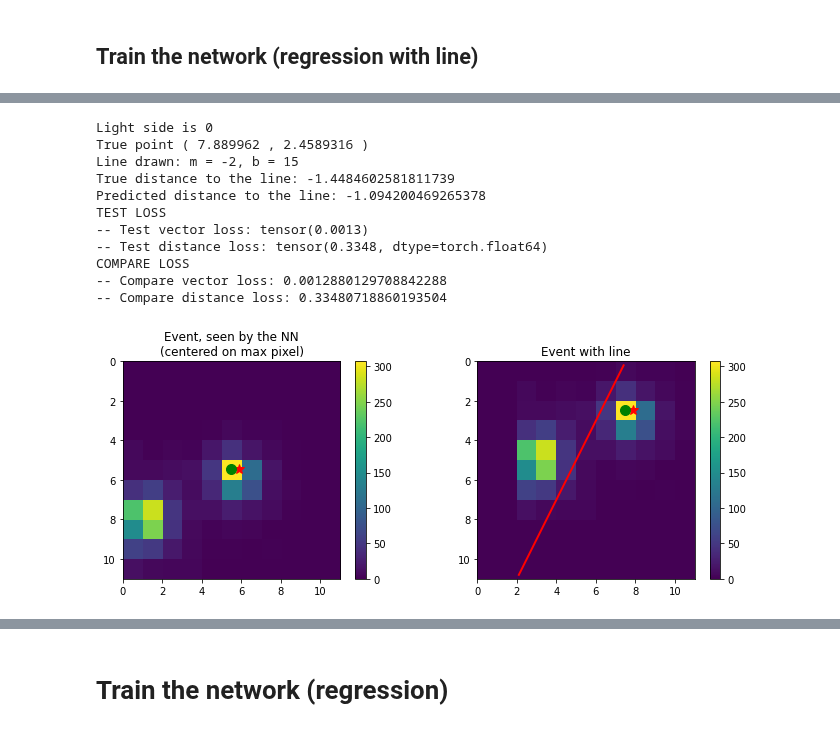
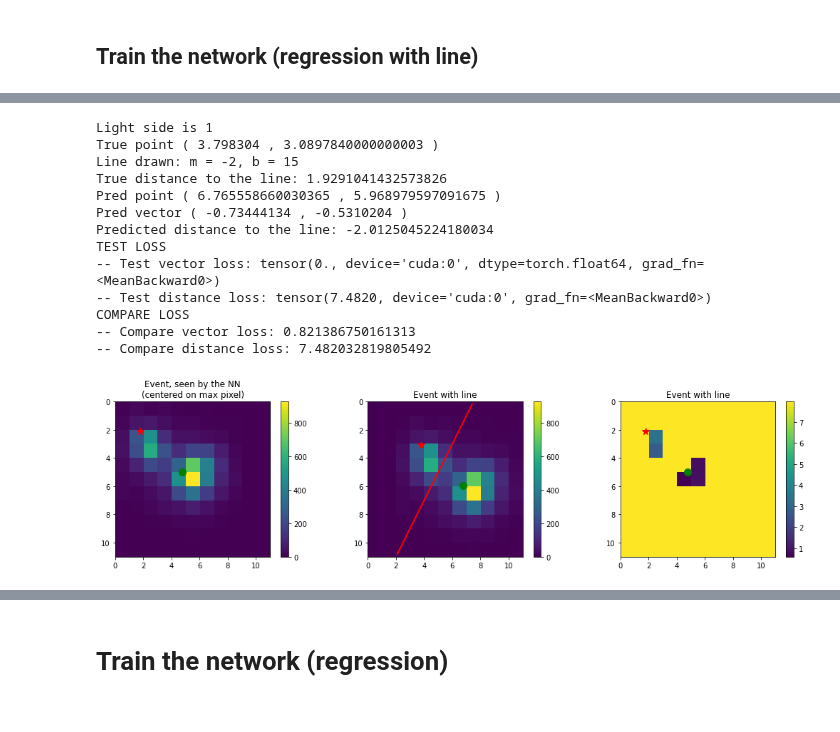
Before and after one commit to jerenner/emsim, a Jupyter notebook: notebooks/emsim_regression.ipynb, the cells around one changed output, grey strips where cells are left out. Drawn from its saved outputs; the diff is of its cells as text; code cells hidden in the pictures.

```diff
--- a/notebooks/emsim_regression.ipynb
+++ b/notebooks/emsim_regression.ipynb
@@ -28,11 +28,11 @@ from scipy.optimize import curve_fit
 # %%
 modeldir = '/home/jrenner/local/jerenner/emsim/models/regression_line'
 lrate       = 1e-3   # Learning rate to use in the training.
-load_model  = False   # Load an existing model
+load_model  = True   # Load an existing model
 tr.augment  = False  # Enable/disable data augmentation
 epoch_start = 0      # Number of initial epoch
-epoch_end   = 200    # Number of final epoch
-model_load_checkpoint = "{}/rl_adam.pt".format(modeldir)
+epoch_end   = 300    # Number of final epoch
+model_load_checkpoint = "{}/rl_wide_72.pt".format(modeldir)
 
 line_m = -2
 line_b = 15
@@ -70,7 +70,7 @@ Created dataset for events from 0 to 20000
 for epoch in range(epoch_start,epoch_end):
     print("Epoch: ",epoch)
     model.train()
-    train_loss = tr.train_regression_line(model, epoch, train_loader, optimizer, line_m, line_b)
+    train_loss = tr.train_regression_line(model, epoch, train_loader, optimizer, line_m, line_b, 50)
     scheduler.step(train_loss)
     #if(epoch % 50 == 0):
     torch.save(model.state_dict(), "{}/model_init_{}.pt".format(modeldir,epoch))
@@ -150,6 +128,8 @@ output_score = model(data)
 pred_err = np.array(output_score.cpu().detach().numpy()).squeeze()
 row_pred = pred_err[1] + evt_argmax[0] + 0.5
 col_pred = pred_err[0] + evt_argmax[1] + 0.5
+print("Pred point (",col_pred,",",row_pred,")")
+print("Pred vector (",pred_err[0],",",pred_err[1],")")
 
 # Compute the distance from the reconstructed point to the line.
 dist_pred = (line_m*col_pred - row_pred + line_b) / (line_m**2 + 1)**0.5
@@ -166,47 +146,62 @@ ax1.plot([pred_err[0]+5.5],[pred_err[1]+5.5],color='green',marker='o',markersize
 plt.colorbar()
 plt.title("Event, seen by the NN\n(centered on max pixel)")
 
-ax1 = fig.add_subplot(132)
+ax2 = fig.add_subplot(132)
 plt.imshow(evt_frame,extent=[0,11,11,0])
-ax1.plot([col_true],[row_true],color='red',marker='*',markersize=10)
-ax1.plot([col_pred],[row_pred],color='green',marker='o',markersize=10)
+ax2.plot([col_true],[row_true],color='red',marker='*',markersize=10)
+ax2.plot([col_pred],[row_pred],color='green',marker='o',markersize=10)
 plt.colorbar()
 plt.title("Event with line")
 xfit = np.arange(0,ncols-1,0.1)
 yfit = line_m*xfit + line_b
 plt.plot(xfit[(yfit > 0) & (yfit < nrows)],yfit[(yfit > 0) & (yfit < nrows)],linewidth=2,color='red')
 
 # Compute a test loss
+batch_size = 1
+indices = np.indices((emnet.EVT_SIZE,emnet.EVT_SIZE))
+row_coords = torch.tensor(indices[0] + 0.5 - ((emnet.EVT_SIZE-1)/2 + 0.5)).repeat([batch_size,1,1]).cuda()
+col_coords = torch.tensor(indices[1] + 0.5 - ((emnet.EVT_SIZE-1)/2 + 0.5)).repeat([batch_size,1,1]).cuda()
 print("TEST LOSS")
 #loss_vec, loss_dist = tr.loss_reg_edge(torch.tensor([[evt_err[0],evt_err[1]]]), np.array([evt_argmax]), line_m, line_b, evt_lside)
-loss_vec, loss_dist = tr.loss_reg_edge(torch.tensor([[pred_err[0],pred_err[1]]]), np.array([evt_argmax]), line_m, line_b, evt_lside)
+loss_vec, loss_dist, dist_reco_masked = tr.loss_reg_edge(data.squeeze(1), torch.tensor(evt_item[3]).unsqueeze(0).cuda(), output_score, row_coords, col_coords, torch.tensor([evt_argmax]).cuda(), line_m, line_b, evt_lside)
 print("-- Test vector loss:",loss_vec)
 print("-- Test distance loss:",loss_dist)
+
+ax3 = fig.add_subplot(133)
+plt.imshow(dist_reco_masked.cpu().detach().squeeze(0).numpy(),extent=[0,11,11,0])
+ax3.plot([evt_err[0]+5.5],[evt_err[1]+5.5],color='red',marker='*',markersize=10)
+ax3.plot([pred_err[0]+5.5],[pred_err[1]+5.5],color='green',marker='o',markersize=10)
+plt.colorbar()
+plt.title("Event with line")
+xfit = np.arange(0,ncols-1,0.1)
+yfit = line_m*xfit + line_b
 
 print("COMPARE LOSS")
 if(evt_lside == 0):
     dist_true *= -1
     dist_pred *= -1
 sigma_dist = 1
 loss_vec = (pred_err[0]**2 + pred_err[1]**2)
 loss_dist = np.exp(-dist_pred/sigma_dist)
 print("-- Compare vector loss:",loss_vec)
 print("-- Compare distance loss:",loss_dist)
 #print("True vector is ({},{})".format(evt_vec[0],evt_vec[1]))
 #print("Predicted vector is ({},{})".format(pred_vec[0],pred_vec[1]))
 # %% [output]
-Light side is 0
-True point ( 7.889962 , 2.4589316 )
+Light side is 1
+True point ( 3.798304 , 3.0897840000000003 )
 Line drawn: m = -2, b = 15
-True distance to the line: -1.4484602581811739
-Predicted distance to the line: -1.094200469265378
+True distance to the line: 1.9291041432573826
+Pred point ( 6.765558660030365 , 5.968979597091675 )
+Pred vector ( -0.73444134 , -0.5310204 )
+Predicted distance to the line: -2.0125045224180034
 TEST LOSS
--- Test vector loss: tensor(0.0013)
--- Test distance loss: tensor(0.3348, dtype=torch.float64)
+-- Test vector loss: tensor(0., device='cuda:0', dtype=torch.float64, grad_fn=<MeanBackward0>)
+-- Test distance loss: tensor(7.4820, device='cuda:0', grad_fn=<MeanBackward0>)
 COMPARE LOSS
--- Compare vector loss: 0.0012880129708842288
--- Compare distance loss: 0.33480718860193504
+-- Compare vector loss: 0.821386750161313
+-- Compare distance loss: 7.482032819805492
-[figure, old version]
+[figure, new version]
 # %%
 # Evaluate several events
 err_list = []
```
Also changed, not shown: parts of 5 cells of this notebook, 2 other files.
